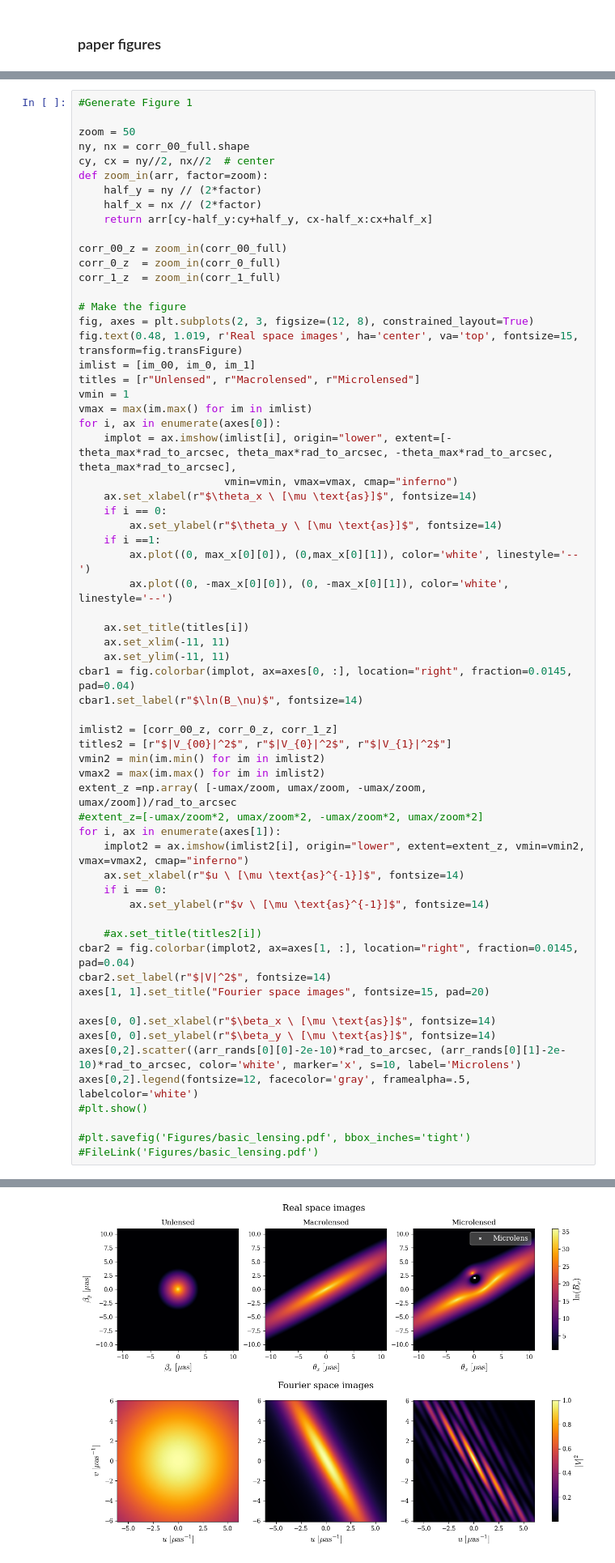
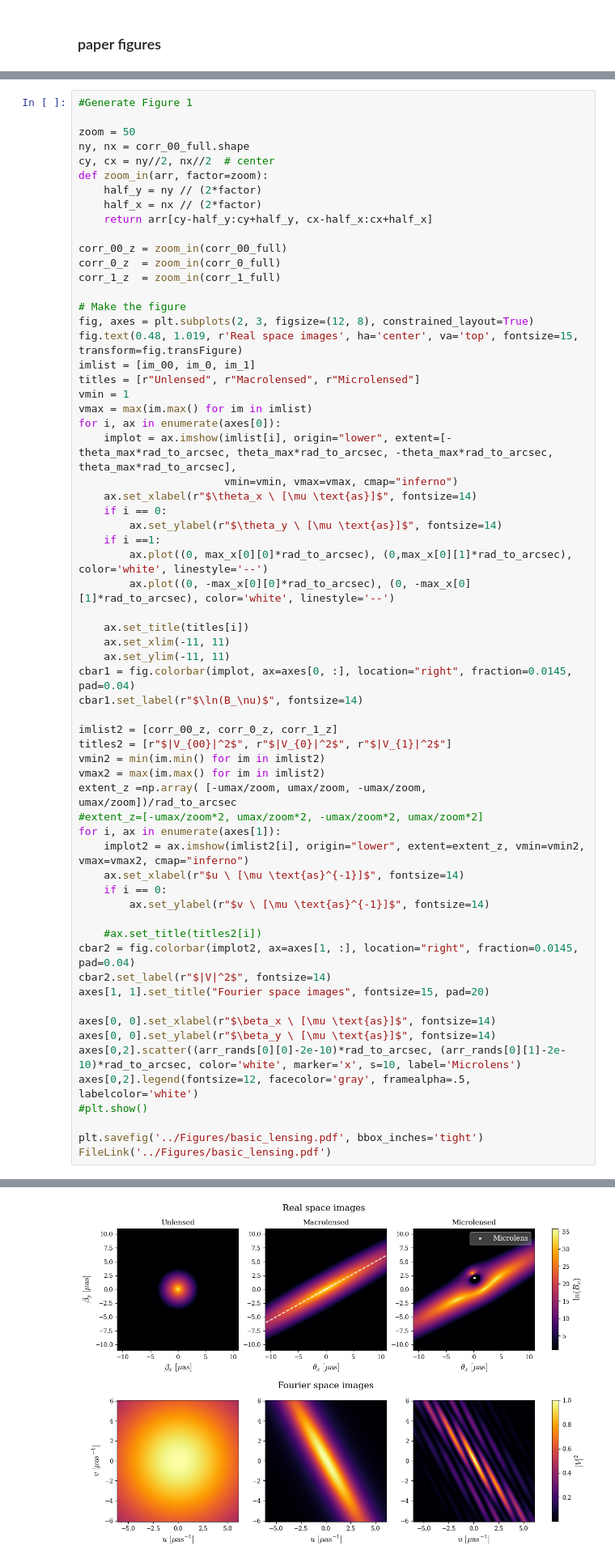
Before and after one commit to abby-moran/Quasar_microlensing_public, a Jupyter notebook: Plots.ipynb, the cells around one changed output, grey strips where cells are left out. Shown at 81% size. Drawn from its saved outputs; the diff is of its cells as text.

```diff
--- a/Plots.ipynb
+++ b/Plots.ipynb
@@ -818,41 +634,41 @@ for i, ax in enumerate(axes[0]):
     if i == 0:
         ax.set_ylabel(r"$\theta_y \ [\mu \text{as}]$", fontsize=14)
     if i ==1:
-        ax.plot((0, max_x[0][0]), (0,max_x[0][1]), color='white', linestyle='--')
-        ax.plot((0, -max_x[0][0]), (0, -max_x[0][1]), color='white', linestyle='--')
+        ax.plot((0, max_x[0][0]*rad_to_arcsec), (0,max_x[0][1]*rad_to_arcsec), color='white', linestyle='--')
+        ax.plot((0, -max_x[0][0]*rad_to_arcsec), (0, -max_x[0][1]*rad_to_arcsec), color='white', linestyle='--')
 
     ax.set_title(titles[i])
     ax.set_xlim(-11, 11)
     ax.set_ylim(-11, 11)
 cbar1 = fig.colorbar(implot, ax=axes[0, :], location="right", fraction=0.0145, pad=0.04)
 cbar1.set_label(r"$\ln(B_\nu)$", fontsize=14)
 
 imlist2 = [corr_00_z, corr_0_z, corr_1_z]
 titles2 = [r"$|V_{00}|^2$", r"$|V_{0}|^2$", r"$|V_{1}|^2$"]
 vmin2 = min(im.min() for im in imlist2)
 vmax2 = max(im.max() for im in imlist2)
 extent_z =np.array( [-umax/zoom, umax/zoom, -umax/zoom, umax/zoom])/rad_to_arcsec
 #extent_z=[-umax/zoom*2, umax/zoom*2, -umax/zoom*2, umax/zoom*2]
 for i, ax in enumerate(axes[1]):
     implot2 = ax.imshow(imlist2[i], origin="lower", extent=extent_z, vmin=vmin2, vmax=vmax2, cmap="inferno")
     ax.set_xlabel(r"$u \ [\mu \text{as}^{-1}]$", fontsize=14)
     if i == 0:
         ax.set_ylabel(r"$v \ [\mu \text{as}^{-1}]$", fontsize=14)
 
     #ax.set_title(titles2[i])
 cbar2 = fig.colorbar(implot2, ax=axes[1, :], location="right", fraction=0.0145, pad=0.04)
 cbar2.set_label(r"$|V|^2$", fontsize=14)
 axes[1, 1].set_title("Fourier space images", fontsize=15, pad=20)
 
 axes[0, 0].set_xlabel(r"$\beta_x \ [\mu \text{as}]$", fontsize=14)
 axes[0, 0].set_ylabel(r"$\beta_y \ [\mu \text{as}]$", fontsize=14)
 axes[0,2].scatter((arr_rands[0][0]-2e-10)*rad_to_arcsec, (arr_rands[0][1]-2e-10)*rad_to_arcsec, color='white', marker='x', s=10, label='Microlens')
 axes[0,2].legend(fontsize=12, facecolor='gray', framealpha=.5,  labelcolor='white')
 #plt.show()
 
-#plt.savefig('Figures/basic_lensing.pdf', bbox_inches='tight')
-#FileLink('Figures/basic_lensing.pdf')
+plt.savefig('../Figures/basic_lensing.pdf', bbox_inches='tight')
+FileLink('../Figures/basic_lensing.pdf')
 # %% [output]
 /mnt/home/amoran/lensing/Figures/basic_lensing.pdf
-[figure, old version]
+[figure, new version]
 # %%
```
Also changed, not shown: parts of 25 cells of this notebook, 16 other files.
